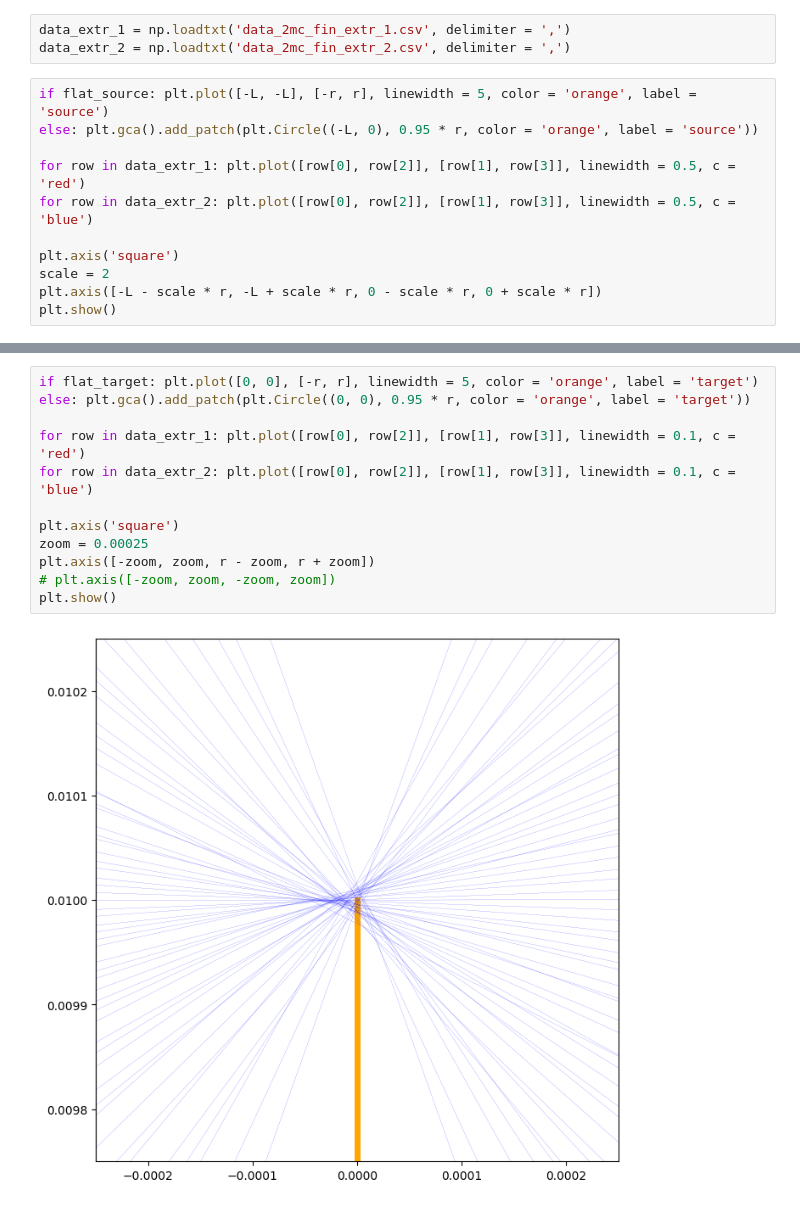
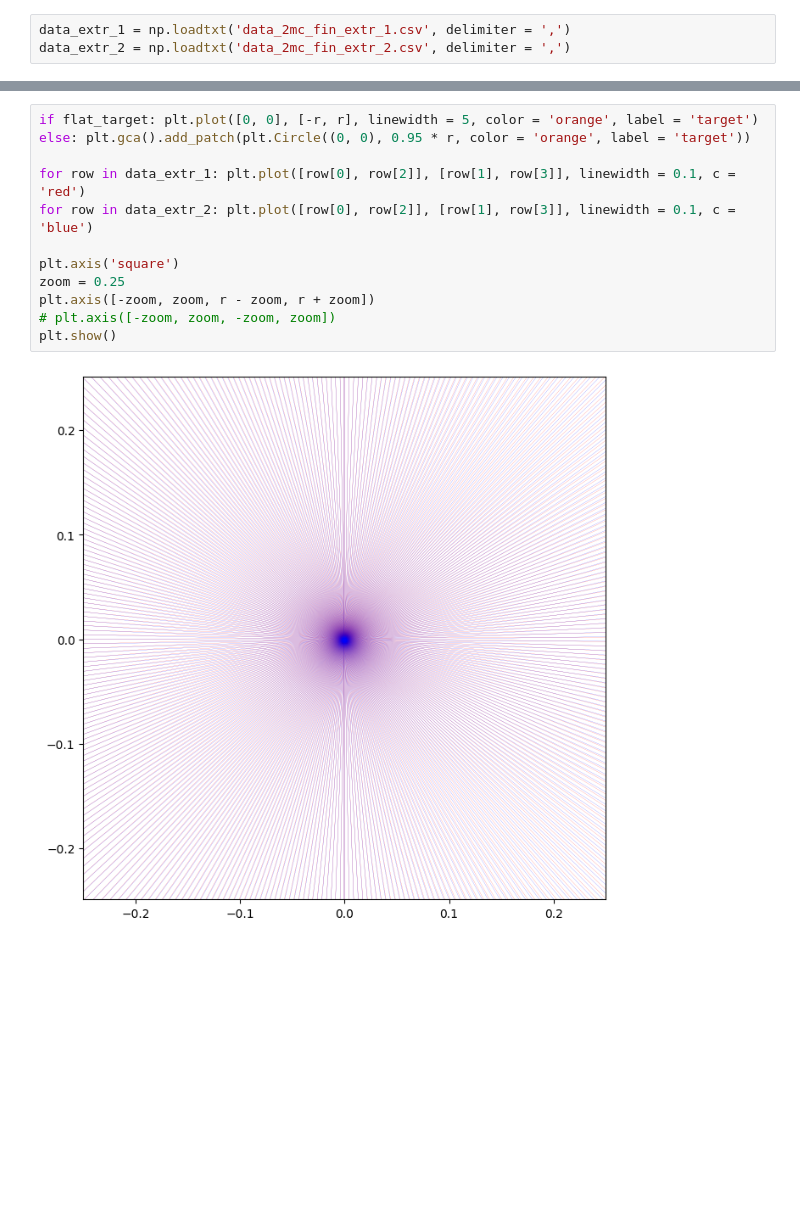
Before and after one commit to ssteinberg/solar_optical_concentrator, a Jupyter notebook: 2mcfin.ipynb, the cells around one changed output, grey strips where cells are left out. Drawn from its saved outputs; the diff is of its cells as text; blank space fills up the shorter version.

```diff
--- a/2mcfin.ipynb
+++ b/2mcfin.ipynb
@@ -47,14 +57,3 @@ plt.show()
 # %%
 data_extr_1 = np.loadtxt('data_2mc_fin_extr_1.csv', delimiter = ',')
 data_extr_2 = np.loadtxt('data_2mc_fin_extr_2.csv', delimiter = ',')
-# %%
-if flat_source: plt.plot([-L, -L], [-r, r], linewidth = 5, color = 'orange', label = 'source')
-else: plt.gca().add_patch(plt.Circle((-L, 0), 0.95 * r, color = 'orange', label = 'source'))
-
-for row in data_extr_1: plt.plot([row[0], row[2]], [row[1], row[3]], linewidth = 0.5, c = 'red')
-for row in data_extr_2: plt.plot([row[0], row[2]], [row[1], row[3]], linewidth = 0.5, c = 'blue')
-
-plt.axis('square')
-scale = 2
-plt.axis([-L - scale * r, -L + scale * r, 0 - scale * r, 0 + scale * r])
-plt.show()
@@ -63,14 +60,14 @@ plt.show()
 # %%
 if flat_target: plt.plot([0, 0], [-r, r], linewidth = 5, color = 'orange', label = 'target')
 else: plt.gca().add_patch(plt.Circle((0, 0), 0.95 * r, color = 'orange', label = 'target'))
 
 for row in data_extr_1: plt.plot([row[0], row[2]], [row[1], row[3]], linewidth = 0.1, c = 'red')
 for row in data_extr_2: plt.plot([row[0], row[2]], [row[1], row[3]], linewidth = 0.1, c = 'blue')
 
 plt.axis('square')
-zoom = 0.00025
+zoom = 0.25
 plt.axis([-zoom, zoom, r - zoom, r + zoom])
 # plt.axis([-zoom, zoom, -zoom, zoom])
 plt.show()
 # %% [output]
-[figure, old version]
+[figure, new version]
```
Also changed, not shown: parts of 5 cells of this notebook, 1 other file.
